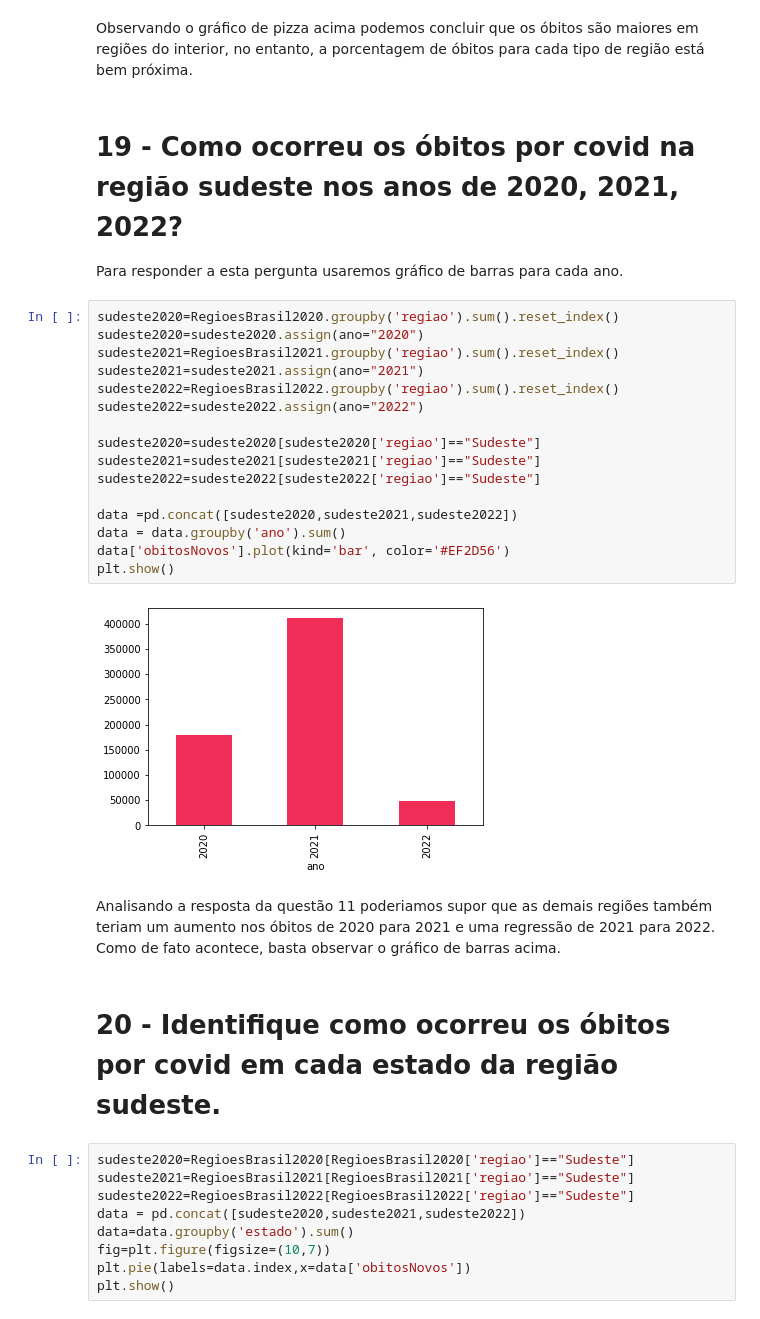
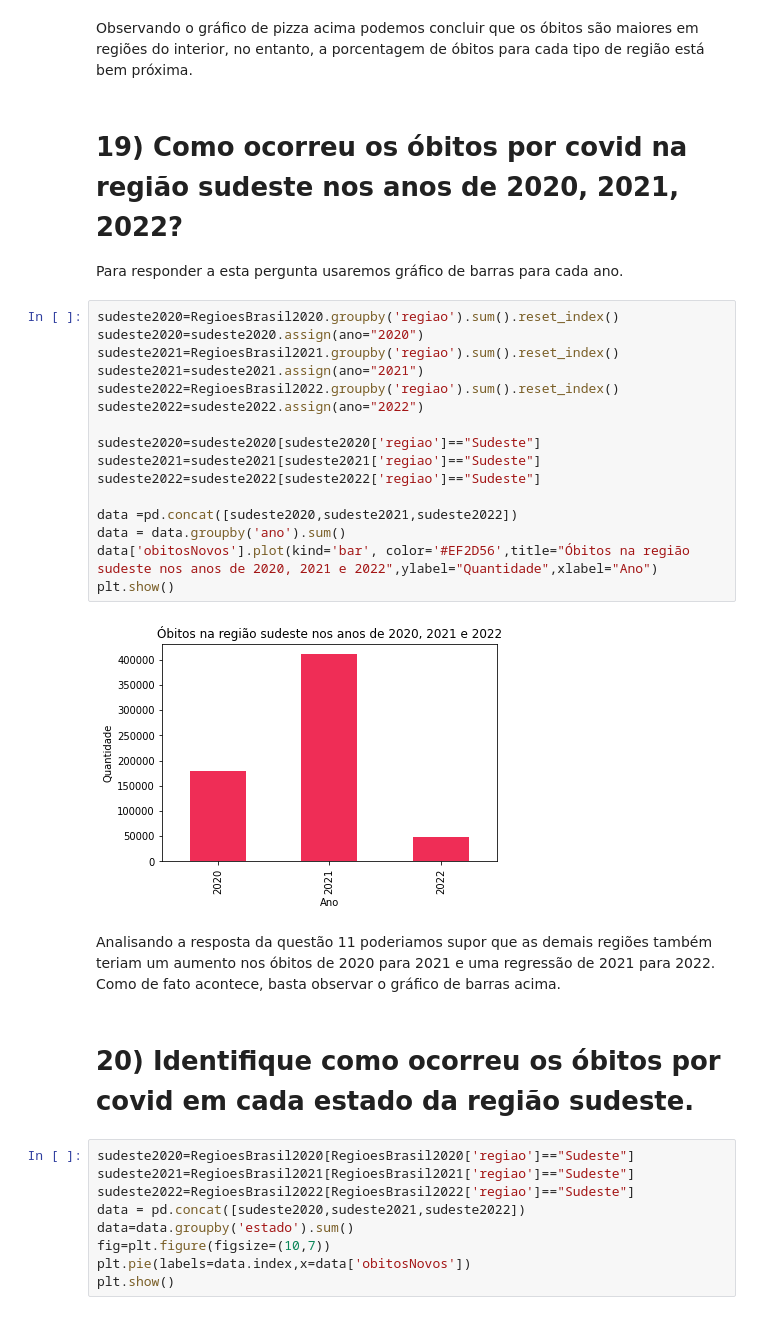
Before and after one commit to GabriellMiranda/TP-Dados-Analise-de-dados-de-covid, a Jupyter notebook: Trabalho_de_Dados.ipynb, the cells around one changed output. Saved outputs shown, nothing was run; the diff lists cells and outputs as text.

```diff
--- a/Trabalho_de_Dados.ipynb
+++ b/Trabalho_de_Dados.ipynb
@@ -1259,30 +989,30 @@ plt.show()
 # %% [markdown]
 Observando o gráfico de pizza acima podemos concluir que os óbitos são maiores em regiões do interior, no entanto, a porcentagem de óbitos para cada tipo de região está bem próxima.
 # %% [markdown]
-# 19 - Como ocorreu os óbitos por covid na região sudeste nos anos de 2020, 2021, 2022?
+# 19) Como ocorreu os óbitos por covid na região sudeste nos anos de 2020, 2021, 2022?
 Para responder a esta pergunta usaremos gráfico de barras para cada ano.
 # %%
 sudeste2020=RegioesBrasil2020.groupby('regiao').sum().reset_index()
 sudeste2020=sudeste2020.assign(ano="2020")
 sudeste2021=RegioesBrasil2021.groupby('regiao').sum().reset_index()
 sudeste2021=sudeste2021.assign(ano="2021")
 sudeste2022=RegioesBrasil2022.groupby('regiao').sum().reset_index()
 sudeste2022=sudeste2022.assign(ano="2022")
 
 sudeste2020=sudeste2020[sudeste2020['regiao']=="Sudeste"]
 sudeste2021=sudeste2021[sudeste2021['regiao']=="Sudeste"]
 sudeste2022=sudeste2022[sudeste2022['regiao']=="Sudeste"]
 
 data =pd.concat([sudeste2020,sudeste2021,sudeste2022])
 data = data.groupby('ano').sum()
-data['obitosNovos'].plot(kind='bar', color='#EF2D56')
+data['obitosNovos'].plot(kind='bar', color='#EF2D56',title="Óbitos na região sudeste nos anos de 2020, 2021 e 2022",ylabel="Quantidade",xlabel="Ano")
 plt.show()
 # %% [output]
-[figure, old version]
+[figure, new version]
 # %% [markdown]
 Analisando a resposta da questão 11 poderiamos supor que as demais regiões também teriam um aumento nos óbitos de 2020 para 2021 e uma regressão de 2021 para 2022. Como de fato acontece, basta observar o gráfico de barras acima.
 # %% [markdown]
-# 20 - Identifique como ocorreu os óbitos por covid em cada estado da região sudeste.
+# 20) Identifique como ocorreu os óbitos por covid em cada estado da região sudeste.
 # %%
 sudeste2020=RegioesBrasil2020[RegioesBrasil2020['regiao']=="Sudeste"]
 sudeste2021=RegioesBrasil2021[RegioesBrasil2021['regiao']=="Sudeste"]
```
Also changed, not shown: parts of 144 cells of this notebook.
